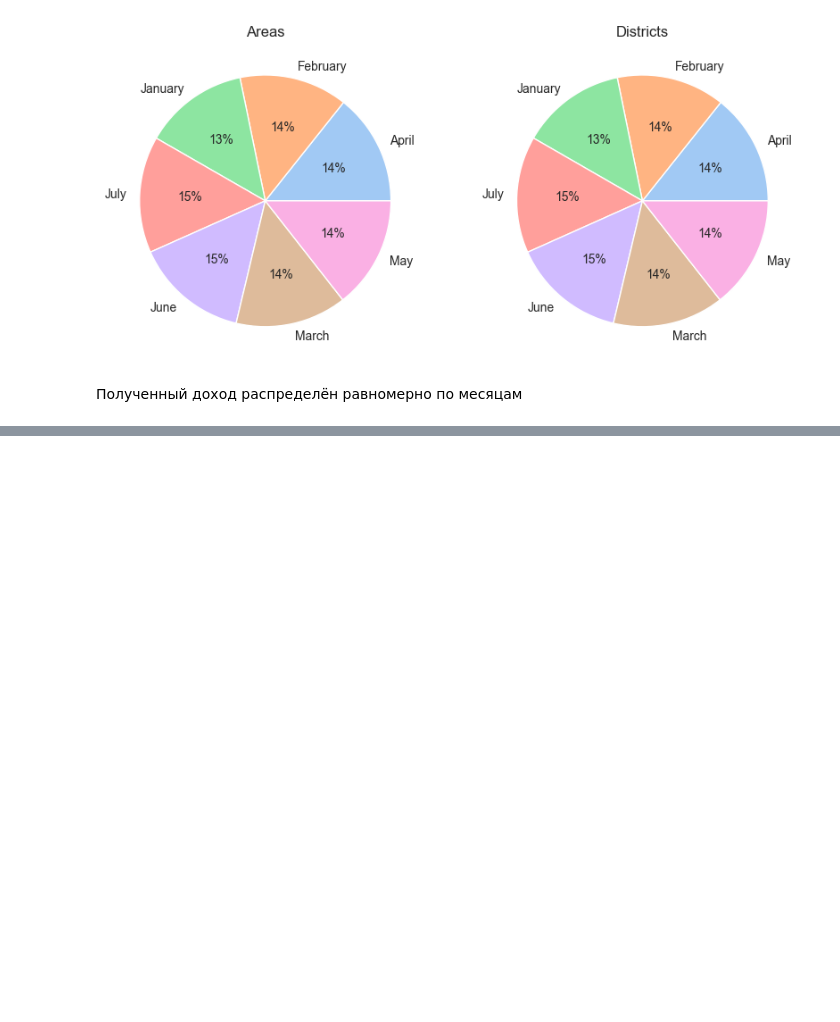
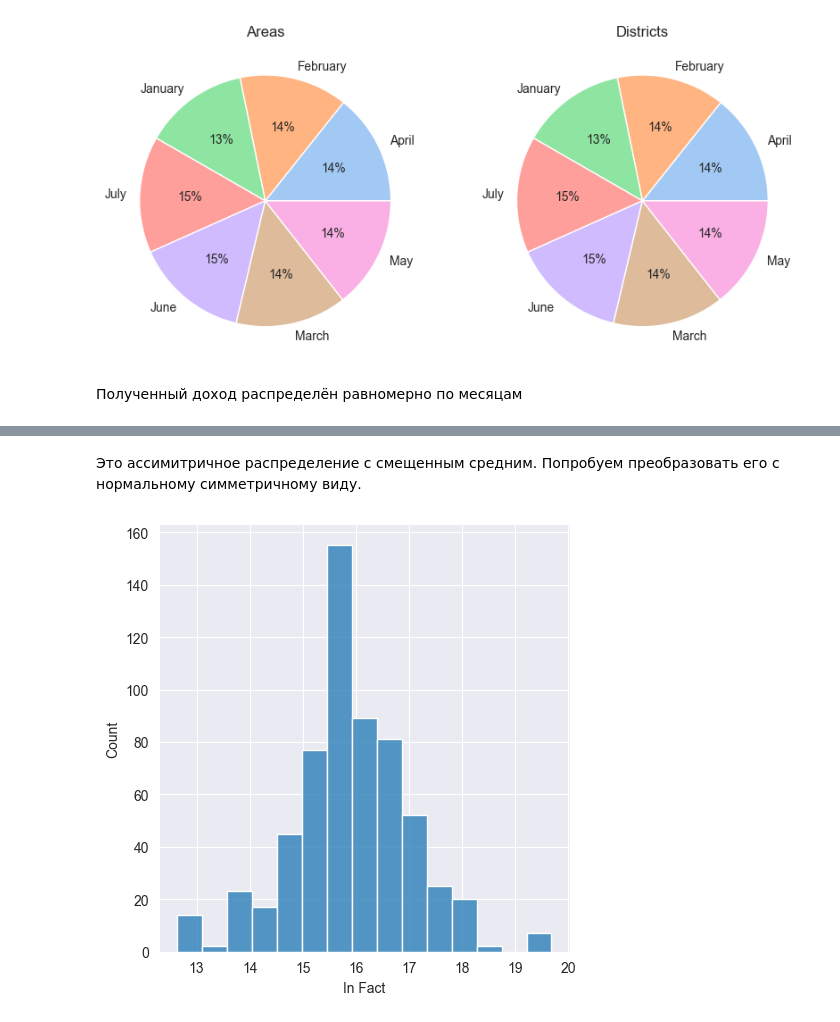
Before and after one commit to Aleshka5/Theory-of-Probability, a Jupyter notebook: research.ipynb, the cells around one changed output, grey strips where cells are left out. Drawn from its saved outputs; the diff is of its cells as text; code cells hidden in the pictures; blank space fills up the shorter version.

```diff
--- a/research.ipynb
+++ b/research.ipynb
@@ -142,0 +197,8 @@ for month in list_of_months:
+# %% [markdown]
+Это ассимитричное распределение с смещенным средним. Попробуем преобразовать его с нормальному симметричному виду.
+# %%
+X1 = np.log(full_df_areas["In Fact"])
+sns.displot(X1,bins=15)
+plt.show()
+# %% [output]
+[figure, added]
```
Also changed, not shown: parts of 17 cells of this notebook.
